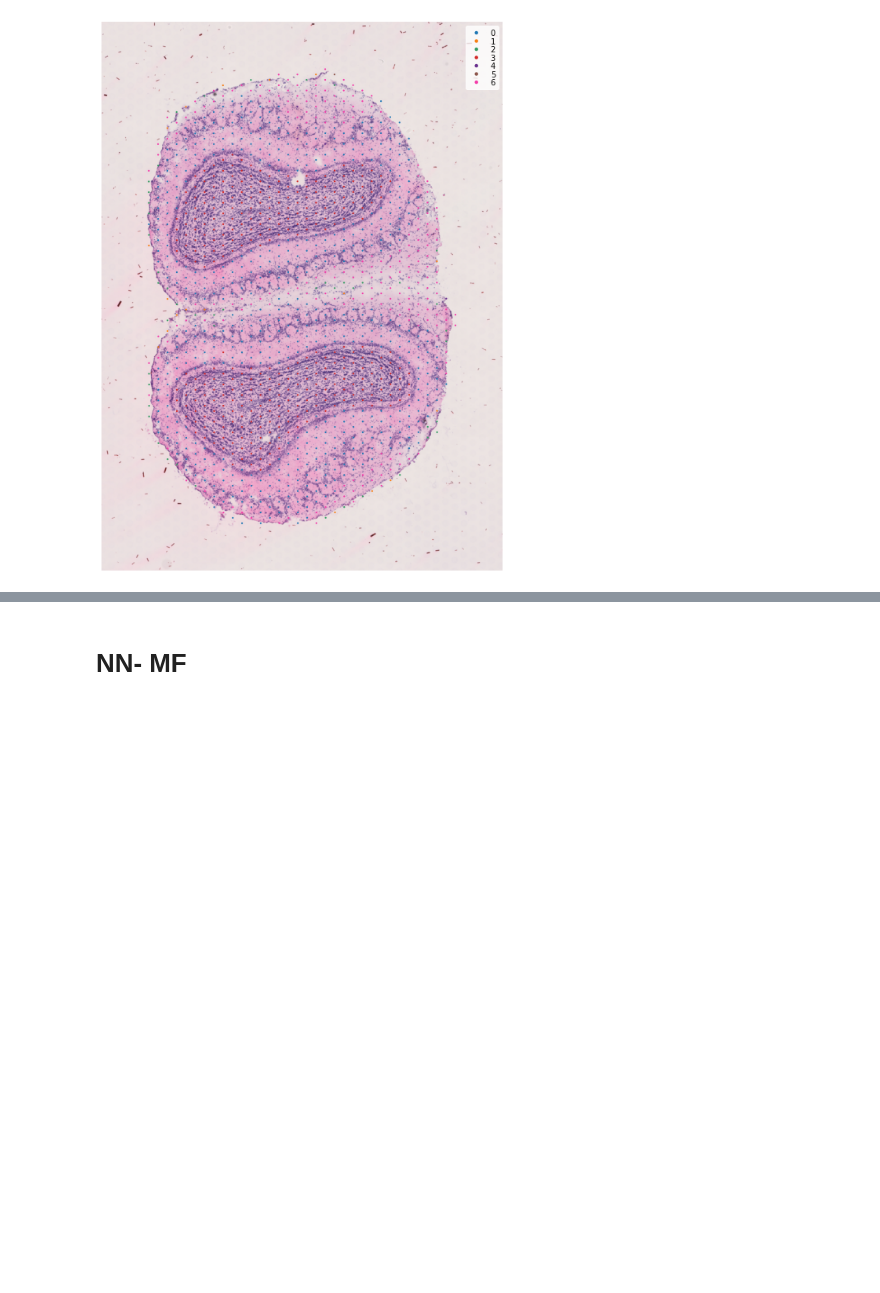
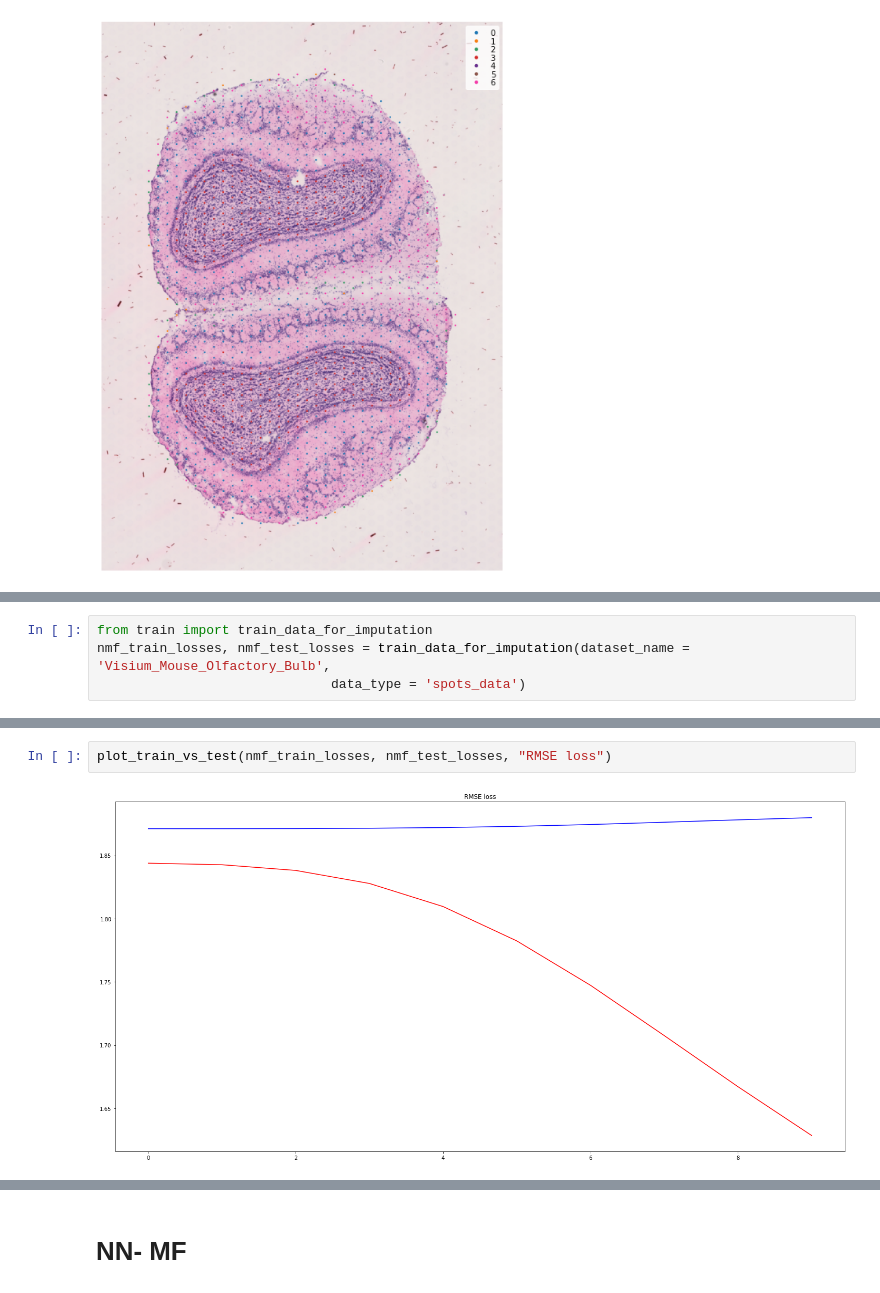
Before and after one commit to alonmoses/MSC-Final-Project, a Jupyter notebook: notebooks/main notebook.ipynb, the cells around one changed output, grey strips where cells are left out. Drawn from its saved outputs; the diff is of its cells as text; blank space fills up the shorter version.

```diff
--- a/notebooks/main notebook.ipynb
+++ b/notebooks/main notebook.ipynb
@@ -158,0 +195,4 @@ AttributeError: module 'stlearn' has no attribute 'tiling'
+# %%
+from train import train_data_for_imputation
+nmf_train_losses, nmf_test_losses = train_data_for_imputation(dataset_name = 'Visium_Mouse_Olfactory_Bulb',
+                              data_type = 'spots_data')
@@ -158,0 +224,4 @@ AttributeError: module 'stlearn' has no attribute 'tiling'
+# %%
+plot_train_vs_test(nmf_train_losses, nmf_test_losses, "RMSE loss")
+# %% [output]
+[figure, added]
```
Also changed, not shown: parts of 10 cells of this notebook, 2 other files.
